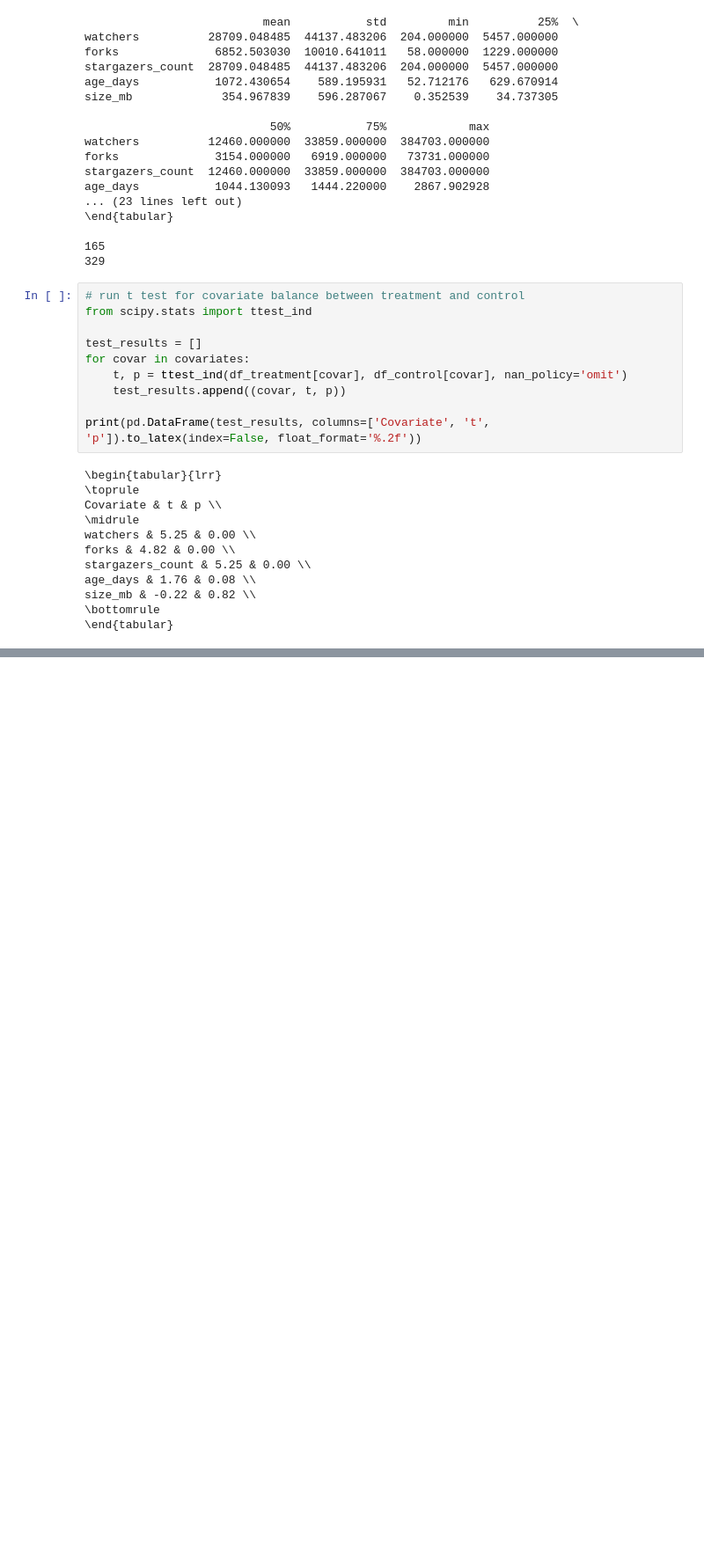
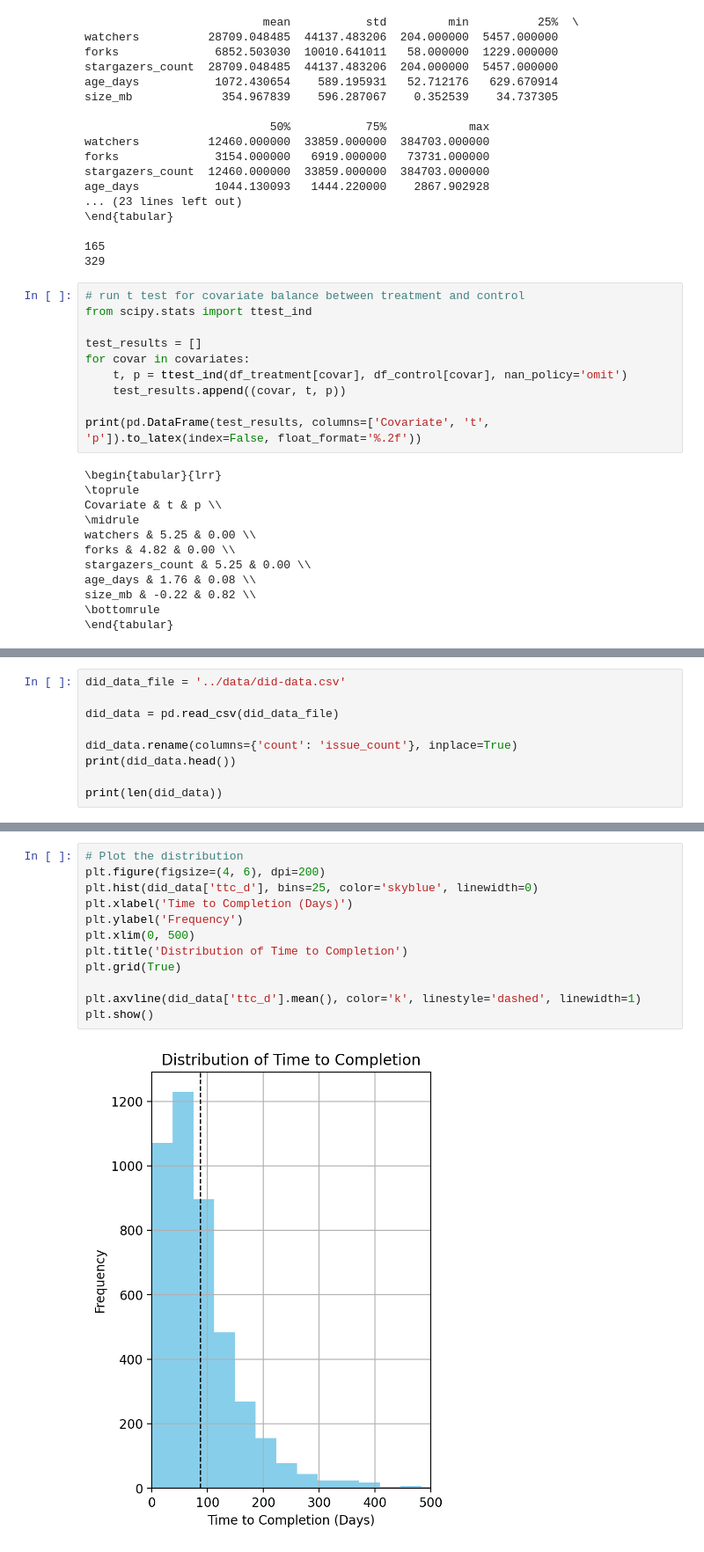
Before and after one commit to RamarkoB/ECMA31350, a Jupyter notebook: covariates/summary_stats.ipynb, the cells around one changed output, grey strips where cells are left out. Shown at 88% size. Cells and saved outputs as stored; diff of their text form; blank space fills up the shorter version.

```diff
--- a/covariates/summary_stats.ipynb
+++ b/covariates/summary_stats.ipynb
@@ -264,0 +263,9 @@ print(df_final.sample(10))
+# %%
+did_data_file = '../data/did-data.csv'
+
+did_data = pd.read_csv(did_data_file)
+
+did_data.rename(columns={'count': 'issue_count'}, inplace=True)
+print(did_data.head())
+
+print(len(did_data))
@@ -264,0 +317,14 @@ print(df_final.sample(10))
+# %%
+# Plot the distribution
+plt.figure(figsize=(4, 6), dpi=200)
+plt.hist(did_data['ttc_d'], bins=25, color='skyblue', linewidth=0)
+plt.xlabel('Time to Completion (Days)')
+plt.ylabel('Frequency')
+plt.xlim(0, 500)
+plt.title('Distribution of Time to Completion')
+plt.grid(True)
+
+plt.axvline(did_data['ttc_d'].mean(), color='k', linestyle='dashed', linewidth=1)
+plt.show()
+# %% [output]
+[figure, added]
```
Also changed, not shown: parts of 13 cells of this notebook.
